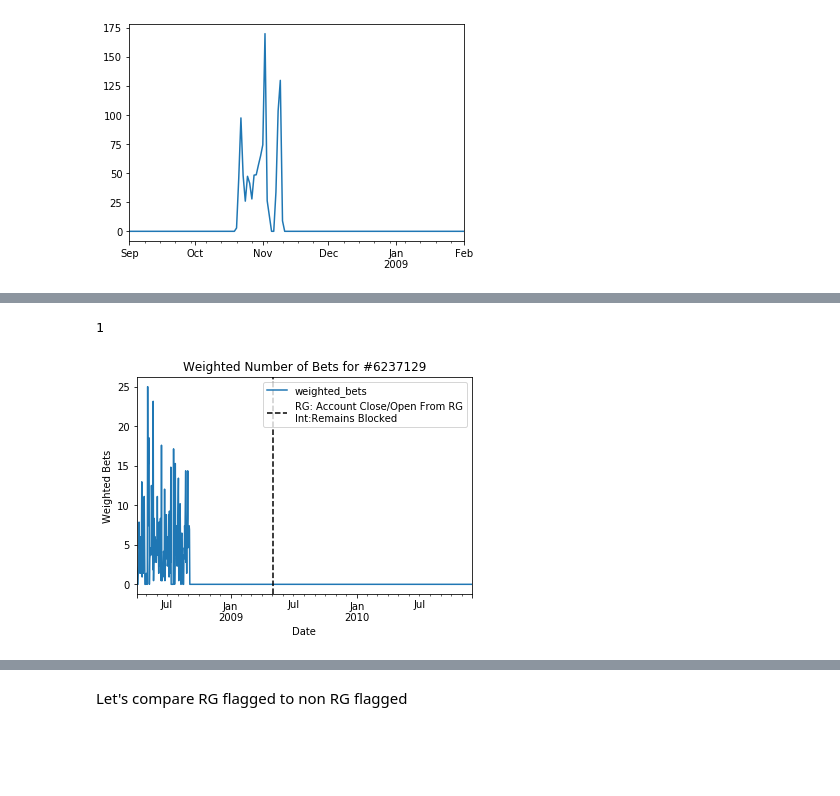
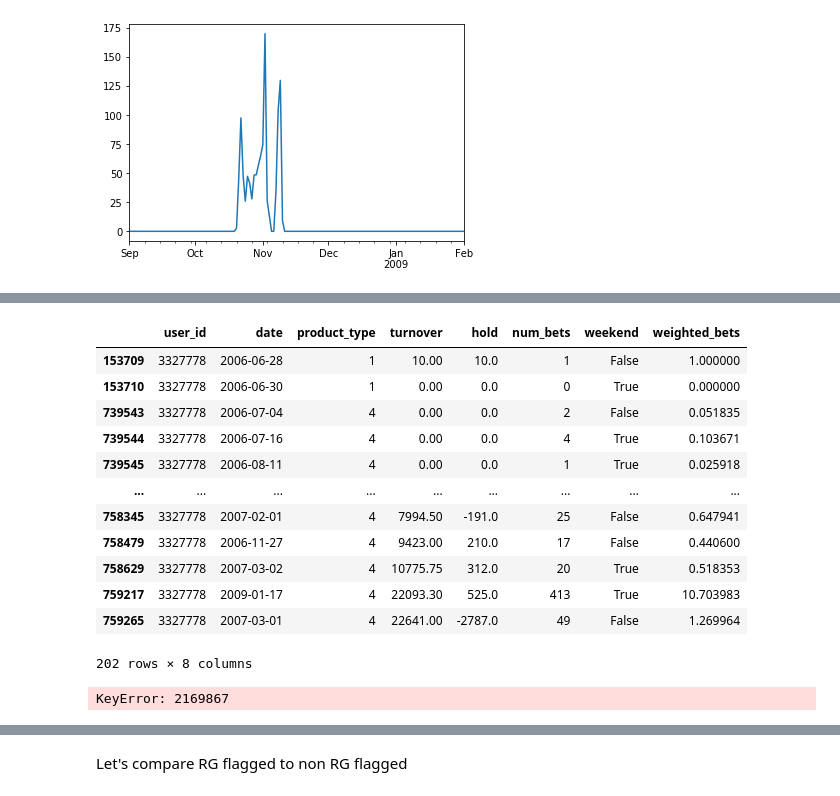
Before and after one commit to alro5921/problem-gambling-study, a Jupyter notebook: notebooks/EDAish.ipynb, the cells around one changed output, grey strips where cells are left out. Saved outputs shown, nothing was run; the diff lists cells and outputs as text; code cells hidden in the pictures; blank space fills up the shorter version.

```diff
--- a/notebooks/EDAish.ipynb
+++ b/notebooks/EDAish.ipynb
@@ -135,17 +162,37 @@ for _ in range(10):
 # %%
 clear_prior_block = [3324091,2336892,2874213, 4478231]
 reported_prob_adv = [164641,3214045]
+# %%
+gam_df[gam_df['user_id'] == 3327778]
+# %% [output]
+|  | user_id | date | product_type | turnover | hold | num_bets | weekend | weighted_bets |
+| 153709 | 3327778 | 2006-06-28 | 1 | 10.00 | 10.0 | 1 | False | 1.000000 |
+| 153710 | 3327778 | 2006-06-30 | 1 | 0.00 | 0.0 | 0 | True | 0.000000 |
+| 739543 | 3327778 | 2006-07-04 | 4 | 0.00 | 0.0 | 2 | False | 0.051835 |
+| 739544 | 3327778 | 2006-07-16 | 4 | 0.00 | 0.0 | 4 | True | 0.103671 |
+| 739545 | 3327778 | 2006-08-11 | 4 | 0.00 | 0.0 | 1 | True | 0.025918 |
+| ... | ... | ... | ... | ... | ... | ... | ... | ... |
+| 758345 | 3327778 | 2007-02-01 | 4 | 7994.50 | -191.0 | 25 | False | 0.647941 |
+| 758479 | 3327778 | 2006-11-27 | 4 | 9423.00 | 210.0 | 17 | False | 0.440600 |
+| 758629 | 3327778 | 2007-03-02 | 4 | 10775.75 | 312.0 | 20 | True | 0.518353 |
+| 759217 | 3327778 | 2009-01-17 | 4 | 22093.30 | 525.0 | 413 | True | 10.703983 |
+| 759265 | 3327778 | 2007-03-01 | 4 | 22641.00 | -2787.0 | 49 | False | 1.269964 |
+202 rows × 8 columns
 # %%
-user_id = 6237129
+user_id = 3327778
 all_prods = list(range(1,30))
 #date_range = ['2008-02-01':'2008-02-28']
 ts = accum_by_date(gam_test, user_id, all_prods)
-plot_ts(ts, user_id, plt_column = 'weighted_bets', rg_info = rg_info)
-plt.title(f'Weighted Number of Bets for #{user_id}')
-plt.xlabel("Date")
-plt.ylabel("Weighted Bets")
-plt.legend()
-plt.show()
+rg_info.index
+#rg_info[2169867]
+# plot_ts(ts, user_id, plt_column = 'weighted_bets', rg_info = rg_info)
+# plt.title(f'Weighted Number of Bets for #{user_id}')
+# plt.xlabel("Date")
+# plt.ylabel("Weighted Bets")
+# plt.legend()
+# plt.show()
+# rg_info[user_id]
+# ts.info()
+# ts.index
 # %% [output]
-1
+KeyError: 2169867
-[figure, removed]
```
Also changed, not shown: parts of 12 cells of this notebook, 3 other files.
